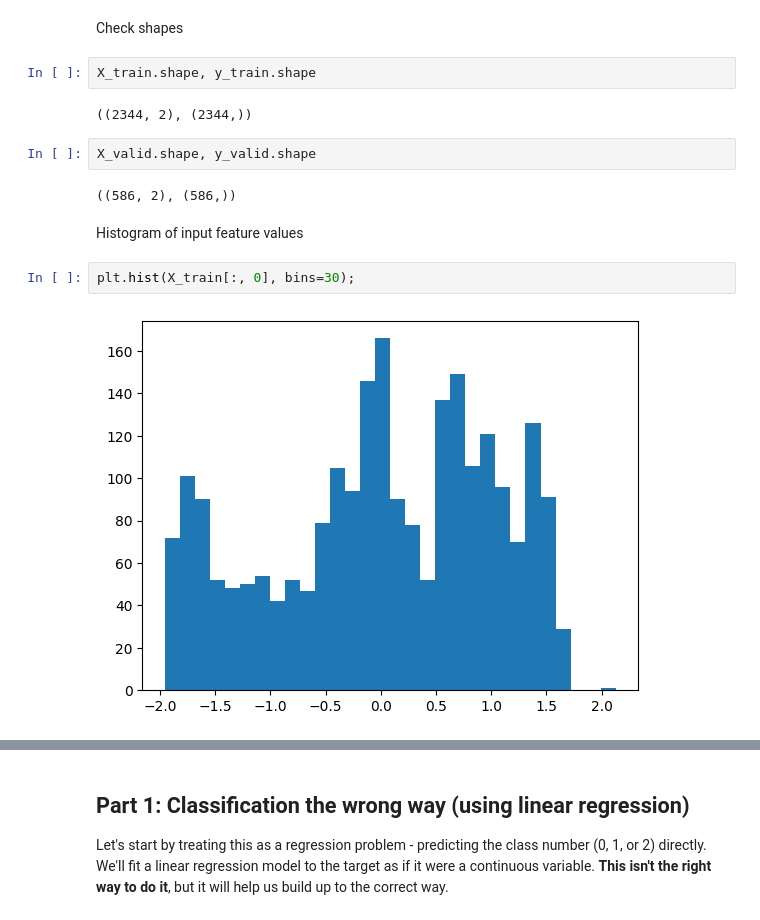
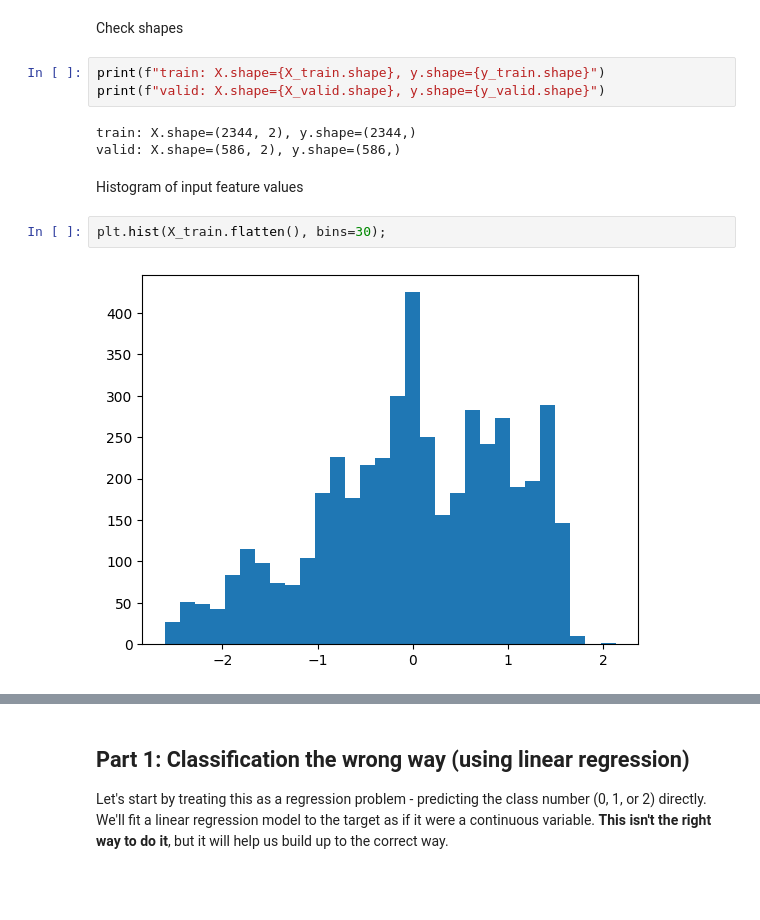
Before and after one commit to Calvin-Data-Science/cs375-376-public, a Jupyter notebook: notebooks/u04n3-logreg-pytorch.ipynb, the cells around one changed output, grey strips where cells are left out. Cells and saved outputs as stored; diff of their text form; blank space fills up the shorter version.

```diff
--- a/notebooks/u04n3-logreg-pytorch.ipynb
+++ b/notebooks/u04n3-logreg-pytorch.ipynb
@@ -60,17 +76,15 @@ Name: count, dtype: int64
 [figure]
 # %% [markdown]
 Check shapes
-# %%
-X_train.shape, y_train.shape
-# %% [output]
-((2344, 2), (2344,))
-# %%
-X_valid.shape, y_valid.shape
-# %% [output]
-((586, 2), (586,))
+# %%
+print(f"train: X.shape={X_train.shape}, y.shape={y_train.shape}")
+print(f"valid: X.shape={X_valid.shape}, y.shape={y_valid.shape}")
+# %% [output]
+train: X.shape=(2344, 2), y.shape=(2344,)
+valid: X.shape=(586, 2), y.shape=(586,)
 # %% [markdown]
 Histogram of input feature values
 # %%
-plt.hist(X_train[:, 0], bins=30);
+plt.hist(X_train.flatten(), bins=30);
 # %% [output]
-[figure, old version]
+[figure, new version]
```
Also changed, not shown: parts of 13 cells of this notebook.
